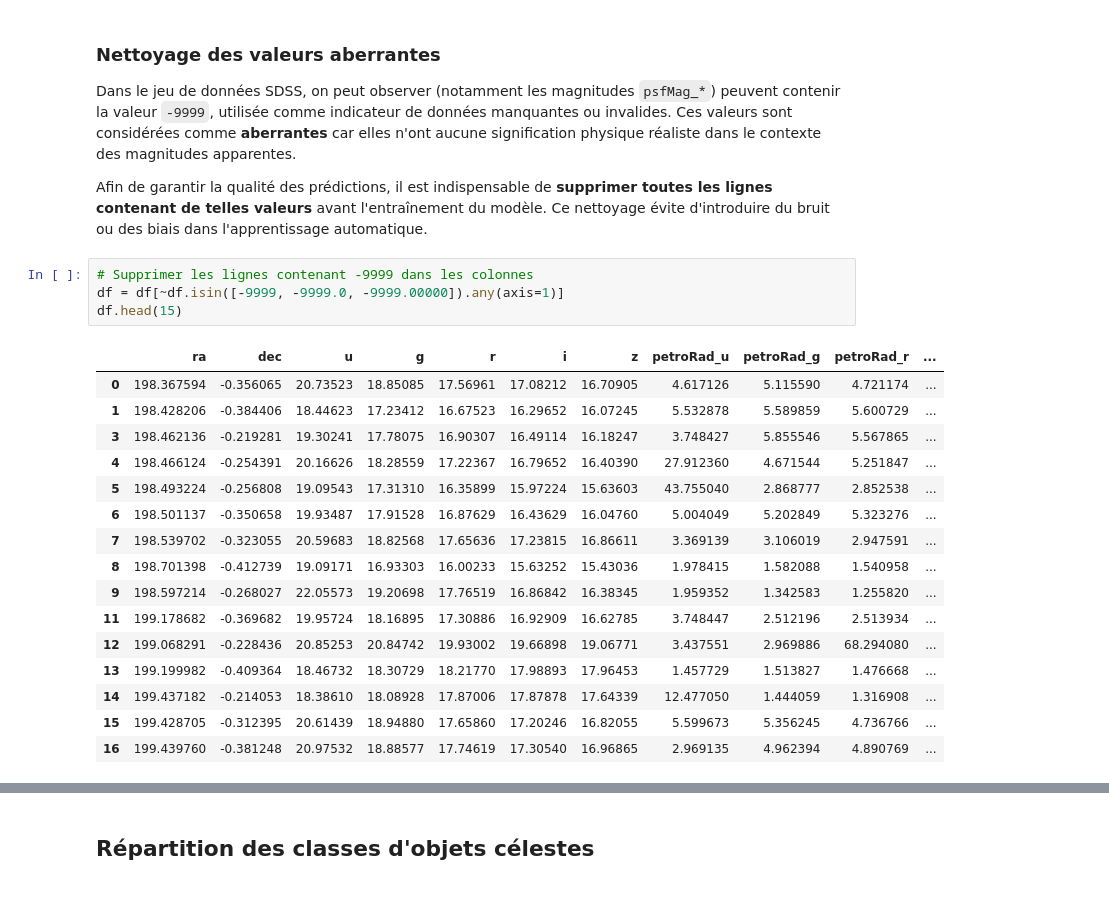
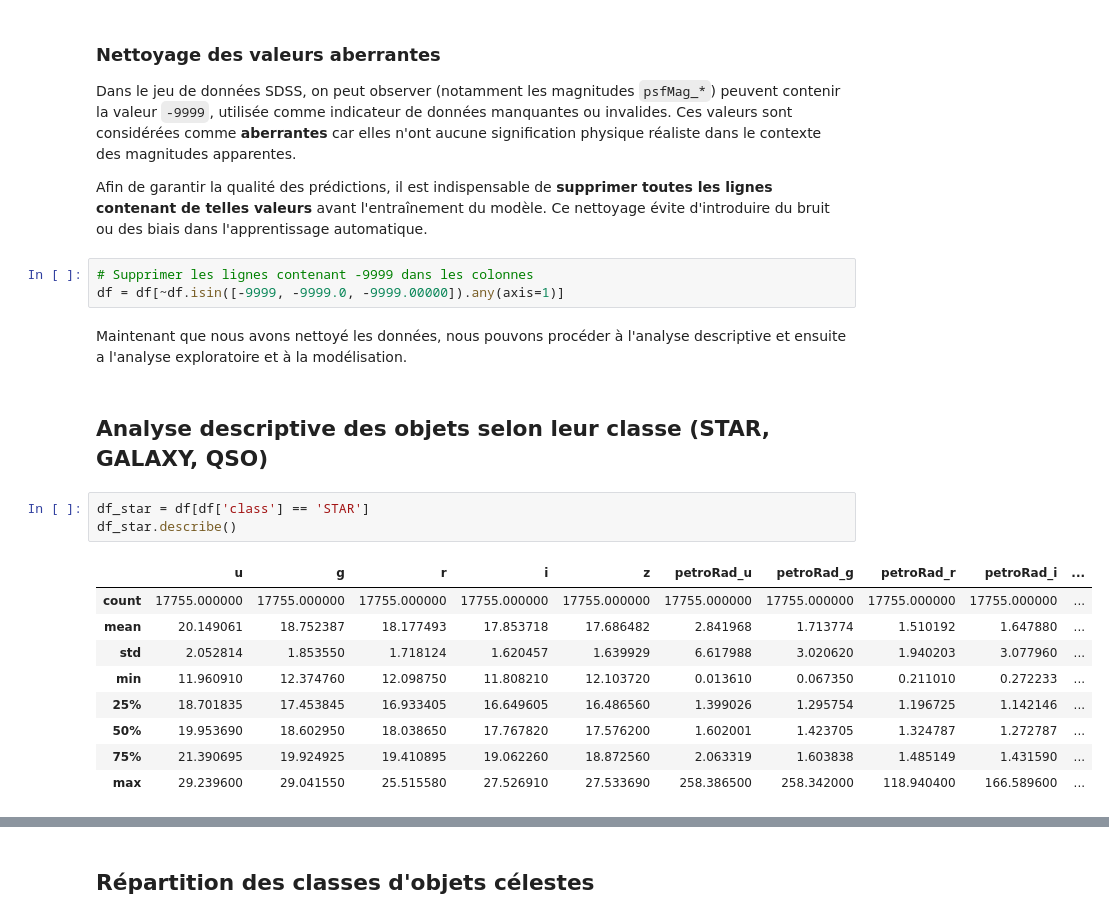
Before and after one commit to FDSena/SDSS_PROJECT_DA, a Jupyter notebook: projet.ipynb, the cells around one changed output, grey strips where cells are left out. Drawn from its saved outputs; the diff is of its cells as text.

```diff
--- a/projet.ipynb
+++ b/projet.ipynb
@@ -124,21 +177,20 @@ Afin de garantir la qualité des prédictions, il est indispensable de **supprim
 # %%
 # Supprimer les lignes contenant -9999 dans les colonnes
 df = df[~df.isin([-9999, -9999.0, -9999.00000]).any(axis=1)]
-df.head(15)
-# %% [output]
-|  | ra | dec | u | g | r | i | z | petroRad_u | petroRad_g | petroRad_r | ... |
-| 0 | 198.367594 | -0.356065 | 20.73523 | 18.85085 | 17.56961 | 17.08212 | 16.70905 | 4.617126 | 5.115590 | 4.721174 | ... |
-| 1 | 198.428206 | -0.384406 | 18.44623 | 17.23412 | 16.67523 | 16.29652 | 16.07245 | 5.532878 | 5.589859 | 5.600729 | ... |
-| 3 | 198.462136 | -0.219281 | 19.30241 | 17.78075 | 16.90307 | 16.49114 | 16.18247 | 3.748427 | 5.855546 | 5.567865 | ... |
-| 4 | 198.466124 | -0.254391 | 20.16626 | 18.28559 | 17.22367 | 16.79652 | 16.40390 | 27.912360 | 4.671544 | 5.251847 | ... |
-| 5 | 198.493224 | -0.256808 | 19.09543 | 17.31310 | 16.35899 | 15.97224 | 15.63603 | 43.755040 | 2.868777 | 2.852538 | ... |
-| 6 | 198.501137 | -0.350658 | 19.93487 | 17.91528 | 16.87629 | 16.43629 | 16.04760 | 5.004049 | 5.202849 | 5.323276 | ... |
-| 7 | 198.539702 | -0.323055 | 20.59683 | 18.82568 | 17.65636 | 17.23815 | 16.86611 | 3.369139 | 3.106019 | 2.947591 | ... |
-| 8 | 198.701398 | -0.412739 | 19.09171 | 16.93303 | 16.00233 | 15.63252 | 15.43036 | 1.978415 | 1.582088 | 1.540958 | ... |
-| 9 | 198.597214 | -0.268027 | 22.05573 | 19.20698 | 17.76519 | 16.86842 | 16.38345 | 1.959352 | 1.342583 | 1.255820 | ... |
-| 11 | 199.178682 | -0.369682 | 19.95724 | 18.16895 | 17.30886 | 16.92909 | 16.62785 | 3.748447 | 2.512196 | 2.513934 | ... |
-| 12 | 199.068291 | -0.228436 | 20.85253 | 20.84742 | 19.93002 | 19.66898 | 19.06771 | 3.437551 | 2.969886 | 68.294080 | ... |
-| 13 | 199.199982 | -0.409364 | 18.46732 | 18.30729 | 18.21770 | 17.98893 | 17.96453 | 1.457729 | 1.513827 | 1.476668 | ... |
-| 14 | 199.437182 | -0.214053 | 18.38610 | 18.08928 | 17.87006 | 17.87878 | 17.64339 | 12.477050 | 1.444059 | 1.316908 | ... |
-| 15 | 199.428705 | -0.312395 | 20.61439 | 18.94880 | 17.65860 | 17.20246 | 16.82055 | 5.599673 | 5.356245 | 4.736766 | ... |
-| 16 | 199.439760 | -0.381248 | 20.97532 | 18.88577 | 17.74619 | 17.30540 | 16.96865 | 2.969135 | 4.962394 | 4.890769 | ... |
+# %% [markdown]
+Maintenant que nous avons nettoyé les données, nous pouvons procéder à l'analyse descriptive et ensuite a l'analyse exploratoire et à la modélisation.
+# %% [markdown]
+## Analyse descriptive des objets selon leur classe (STAR, GALAXY, QSO)
+# %%
+df_star = df[df['class'] == 'STAR']
+df_star.describe()
+# %% [output]
+|  | u | g | r | i | z | petroRad_u | petroRad_g | petroRad_r | petroRad_i | ... |
+| count | 17755.000000 | 17755.000000 | 17755.000000 | 17755.000000 | 17755.000000 | 17755.000000 | 17755.000000 | 17755.000000 | 17755.000000 | ... |
+| mean | 20.149061 | 18.752387 | 18.177493 | 17.853718 | 17.686482 | 2.841968 | 1.713774 | 1.510192 | 1.647880 | ... |
+| std | 2.052814 | 1.853550 | 1.718124 | 1.620457 | 1.639929 | 6.617988 | 3.020620 | 1.940203 | 3.077960 | ... |
+| min | 11.960910 | 12.374760 | 12.098750 | 11.808210 | 12.103720 | 0.013610 | 0.067350 | 0.211010 | 0.272233 | ... |
+| 25% | 18.701835 | 17.453845 | 16.933405 | 16.649605 | 16.486560 | 1.399026 | 1.295754 | 1.196725 | 1.142146 | ... |
+| 50% | 19.953690 | 18.602950 | 18.038650 | 17.767820 | 17.576200 | 1.602001 | 1.423705 | 1.324787 | 1.272787 | ... |
+| 75% | 21.390695 | 19.924925 | 19.410895 | 19.062260 | 18.872560 | 2.063319 | 1.603838 | 1.485149 | 1.431590 | ... |
+| max | 29.239600 | 29.041550 | 25.515580 | 27.526910 | 27.533690 | 258.386500 | 258.342000 | 118.940400 | 166.589600 | ... |
```
Also changed, not shown: parts of 29 cells of this notebook, 1 other file.
